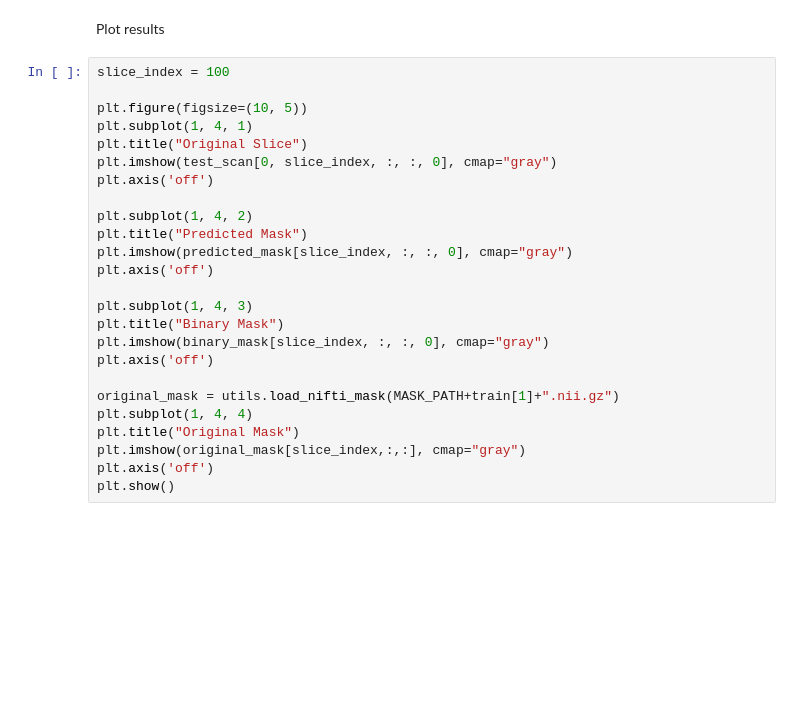
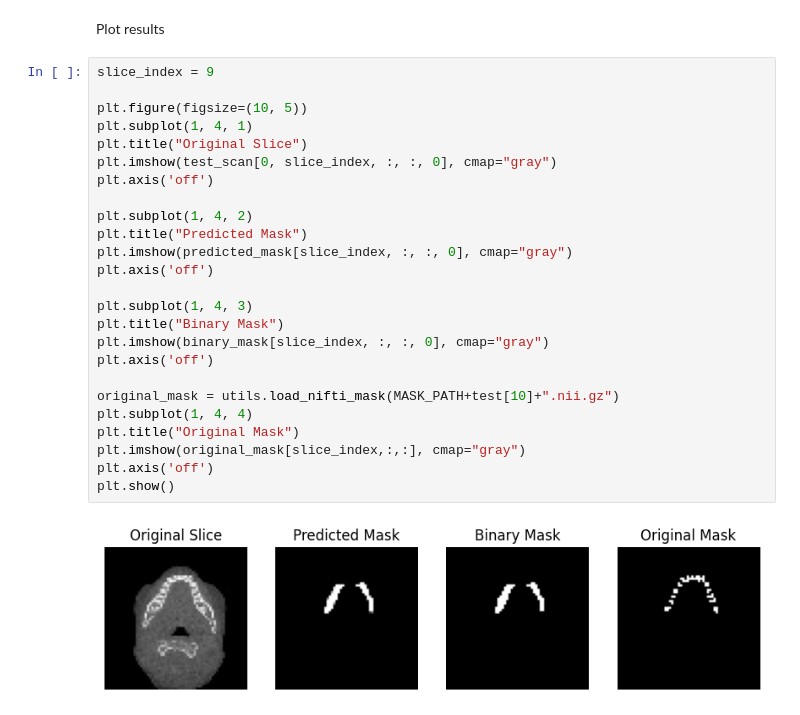
Before and after one commit to kkaczmarskinpg/teeth-segmentation-cbct-images-cnn-lstm, a Jupyter notebook: cnn-lstm-teeth-segmentation.ipynb, the cells around one changed output. Drawn from its saved outputs; the diff is of its cells as text; blank space fills up the shorter version.

```diff
--- a/cnn-lstm-teeth-segmentation.ipynb
+++ b/cnn-lstm-teeth-segmentation.ipynb
@@ -89,27 +148,29 @@ plt.imshow(predicted_mask[120, :, :, 0], cmap="gray")
 # %% [markdown]
 Plot results
 # %%
-slice_index = 100
+slice_index = 9
 
 plt.figure(figsize=(10, 5))
 plt.subplot(1, 4, 1)
 plt.title("Original Slice")
 plt.imshow(test_scan[0, slice_index, :, :, 0], cmap="gray")
 plt.axis('off')
 
 plt.subplot(1, 4, 2)
 plt.title("Predicted Mask")
 plt.imshow(predicted_mask[slice_index, :, :, 0], cmap="gray")
 plt.axis('off')
 
 plt.subplot(1, 4, 3)
 plt.title("Binary Mask")
 plt.imshow(binary_mask[slice_index, :, :, 0], cmap="gray")
 plt.axis('off')
 
-original_mask = utils.load_nifti_mask(MASK_PATH+train[1]+".nii.gz")
+original_mask = utils.load_nifti_mask(MASK_PATH+test[10]+".nii.gz")
 plt.subplot(1, 4, 4)
 plt.title("Original Mask")
 plt.imshow(original_mask[slice_index,:,:], cmap="gray")
 plt.axis('off')
 plt.show()
+# %% [output]
+[figure, added]
```
Also changed, not shown: parts of 5 cells of this notebook, 4 other files.
